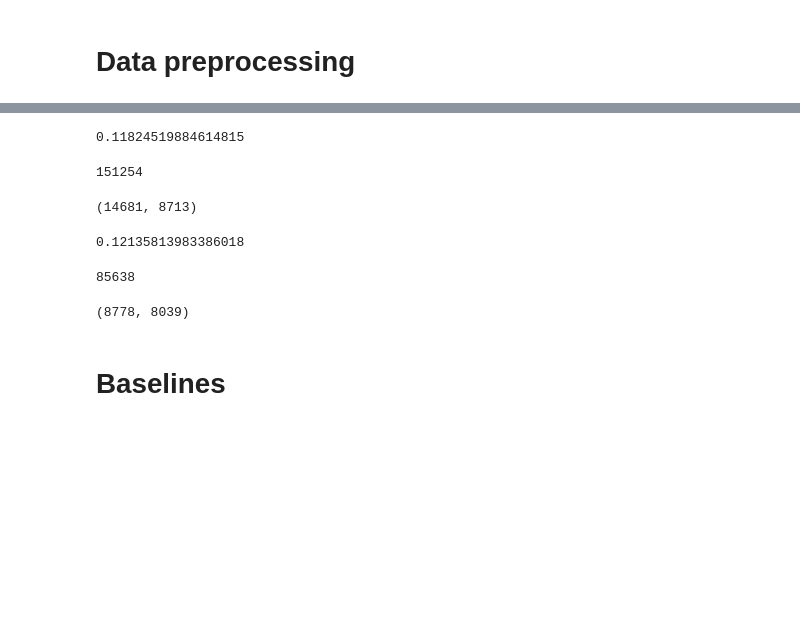
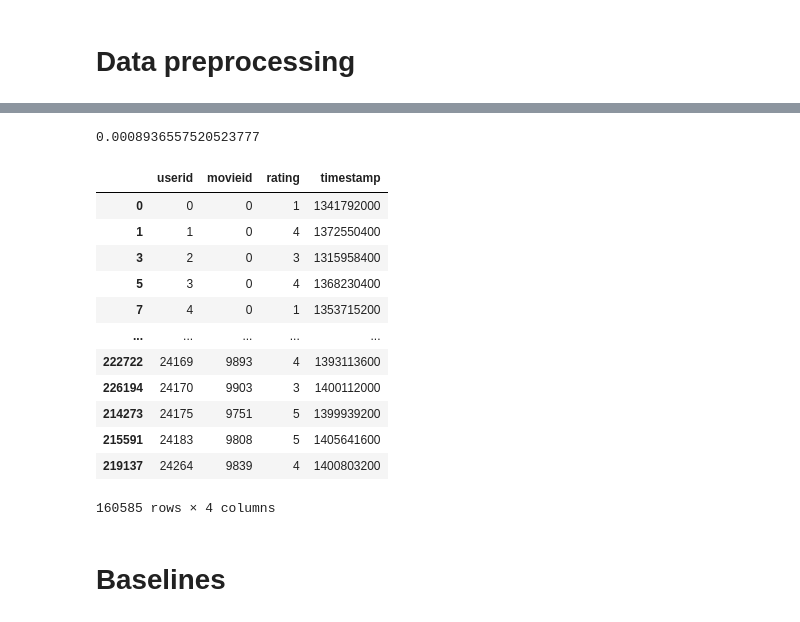
Before and after one commit to elizacc/Structured-Autoencoders-for-Rating-aware-Recommendations, a Jupyter notebook: baselines - Grocery.ipynb, the cells around one changed output, grey strips where cells are left out. Saved outputs shown, nothing was run; the diff lists cells and outputs as text; code cells hidden in the pictures; blank space fills up the shorter version.

```diff
--- a/baselines - Grocery.ipynb
+++ b/baselines - Grocery.ipynb
@@ -66,29 +57,23 @@ Filtered 6010 invalid observations.
 # %%
-data.shape[0] / data.userid.nunique() / data.movieid.nunique() * 100
+data.shape[0] / data.userid.nunique() / data.movieid.nunique()
 # %% [output]
-0.11824519884614815
+0.0008936557520523777
-# %%
-data.shape[0]
-# %% [output]
-151254
-# %%
-data.userid.nunique(), data.movieid.nunique()
-# %% [output]
-(14681, 8713)
 # %%
-check = pd.concat((training, testset_valid, holdout_valid, testset, holdout))
+pd.concat((training, testset_valid, holdout_valid, testset, holdout))
+# %% [output]
+|  | userid | movieid | rating | timestamp |
+| 0 | 0 | 0 | 1 | 1341792000 |
+| 1 | 1 | 0 | 4 | 1372550400 |
+| 3 | 2 | 0 | 3 | 1315958400 |
+| 5 | 3 | 0 | 4 | 1368230400 |
+| 7 | 4 | 0 | 1 | 1353715200 |
+| ... | ... | ... | ... | ... |
+| 222722 | 24169 | 9893 | 4 | 1393113600 |
+| 226194 | 24170 | 9903 | 3 | 1400112000 |
+| 214273 | 24175 | 9751 | 5 | 1399939200 |
+| 215591 | 24183 | 9808 | 5 | 1405641600 |
+| 219137 | 24264 | 9839 | 4 | 1400803200 |
+160585 rows × 4 columns
-# %%
-check.shape[0] / check.userid.nunique() / check.movieid.nunique() * 100
-# %% [output]
-0.12135813983386018
-# %%
-check.shape[0]
-# %% [output]
-85638
-# %%
-check.userid.nunique(), check.movieid.nunique()
-# %% [output]
-(8778, 8039)
 # %%
 del data
 # %% [markdown]
```
Also changed, not shown: parts of 8 cells of this notebook, 3 other files.
